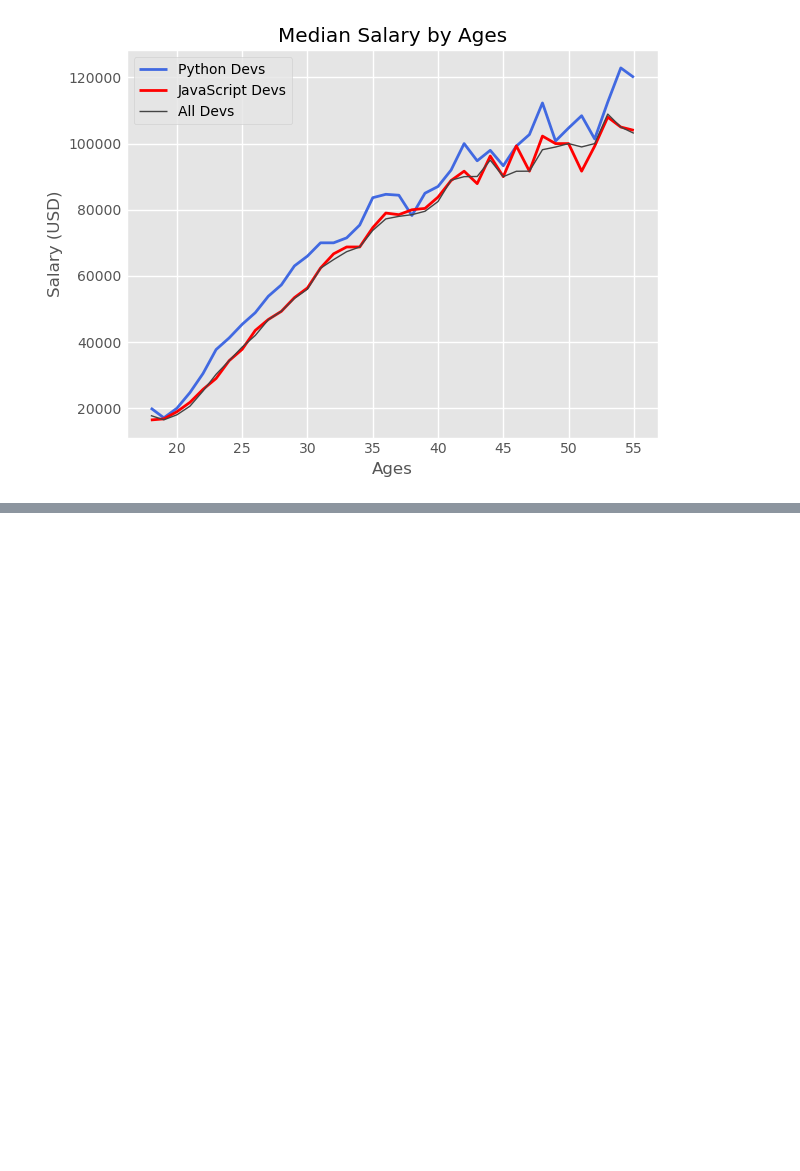
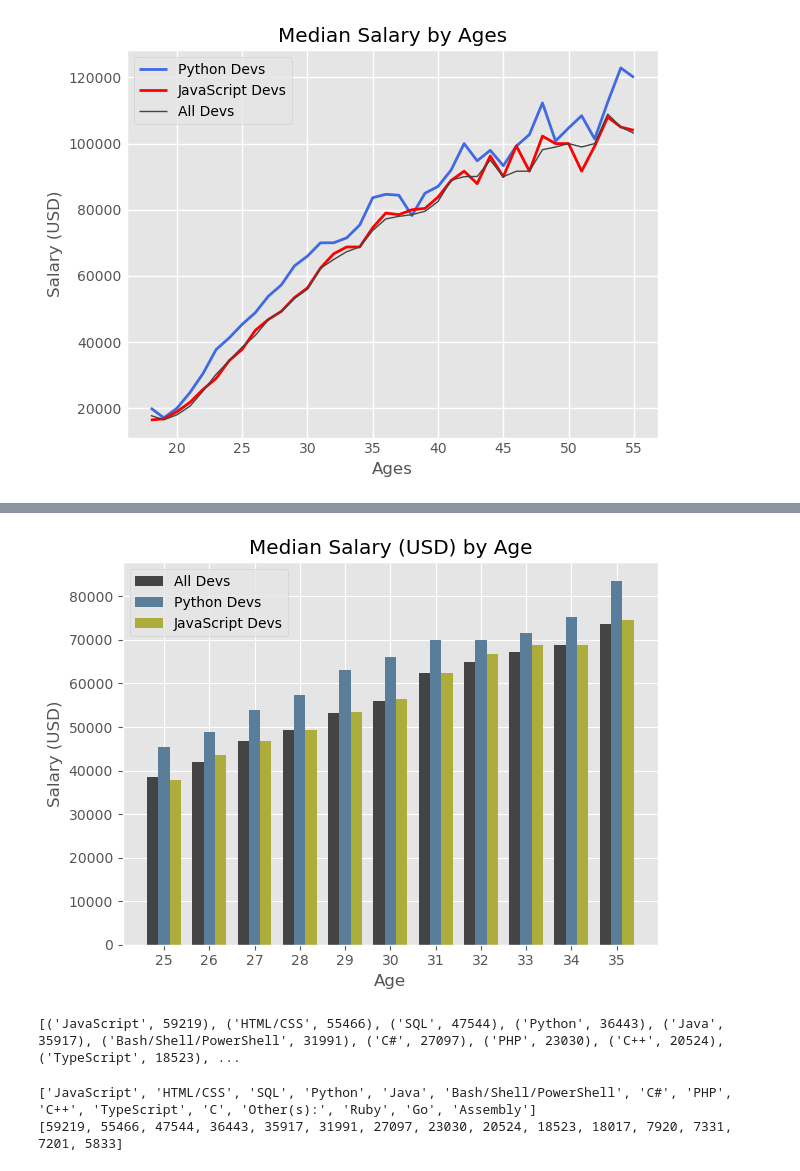
Before and after one commit to Seif-Eldin-Omar/MatplotlibCourse, a Jupyter notebook: CoreyScaferCourse/mpl_demo.ipynb, the cells around one changed output, grey strips where cells are left out. Drawn from its saved outputs; the diff is of its cells as text; code cells hidden in the pictures; blank space fills up the shorter version.

```diff
--- a/CoreyScaferCourse/mpl_demo.ipynb
+++ b/CoreyScaferCourse/mpl_demo.ipynb
@@ -136,0 +164,59 @@ plt.show()
+# %%
+import numpy as np
+ages_x = [25, 26, 27, 28, 29, 30, 31, 32, 33, 34, 35]
+x_indexes = np.arange(len(ages_x)) # [ 0  1  2  3  4  5  6  7  8  9 10]
+width = 0.25
+
+dev_y = [38496, 42000, 46752, 49320, 53200,
+        56000, 62316, 64928, 67317, 68748, 73752]
+plt.bar(x_indexes - width, dev_y, width = width, color = '#444444', label = 'All Devs')
+
+py_dev_y = [45372, 48876, 53850, 57287, 63016,
+            65998, 70003, 70000, 71496, 75370, 83640]
+plt.bar(x_indexes, py_dev_y, width = width, color = '#5a7d9a', linewidth = 3, label = 'Python Devs')
+
+js_dev_y = [37810, 43515, 46823, 49293, 53437,
+            56373, 62375, 66674, 68745, 68746, 74583]
+plt.bar(x_indexes + width, js_dev_y, width = width, color = '#adad3b', linewidth = 3, label = 'JavaScript Devs')
+
+plt.xlabel('Age')
+plt.ylabel('Salary (USD)')
+
+plt.xticks(ticks = x_indexes, labels = ages_x)
+
+plt.title('Median Salary (USD) by Age')
+
+plt.legend()
+plt.grid(True)
+plt.tight_layout()
+plt.show()
+# %% [output]
+[figure, added]
+# %%
+import csv
+from collections import Counter
+with open('Data/data.csv') as csv_file:
+    csv_reader = csv.DictReader(csv_file)
+
+    lang_counter = Counter()
+    # row = next(csv_reader)
+    # print(row['LanguagesWorkedWith'].split(';'))
+
+    for row in csv_reader:
+        lang_counter.update(row['LanguagesWorkedWith'].split(';'))
+
+langs = []
+popular = []
+print(lang_counter.most_common(15))
+
+for item in lang_counter.most_common(15):
+    langs.append(item[0])
+    popular.append(item[1])
+# %% [output]
+[('JavaScript', 59219), ('HTML/CSS', 55466), ('SQL', 47544), ('Python', 36443), ('Java', 35917), ('Bash/Shell/PowerShell', 31991), ('C#', 27097), ('PHP', 23030), ('C++', 20524), ('TypeScript', 18523), ...
+# %%
+print(langs)
+print(popular)
+# %% [output]
+['JavaScript', 'HTML/CSS', 'SQL', 'Python', 'Java', 'Bash/Shell/PowerShell', 'C#', 'PHP', 'C++', 'TypeScript', 'C', 'Other(s):', 'Ruby', 'Go', 'Assembly']
+[59219, 55466, 47544, 36443, 35917, 31991, 27097, 23030, 20524, 18523, 18017, 7920, 7331, 7201, 5833]
```
Also changed, not shown: parts of 4 cells of this notebook.
